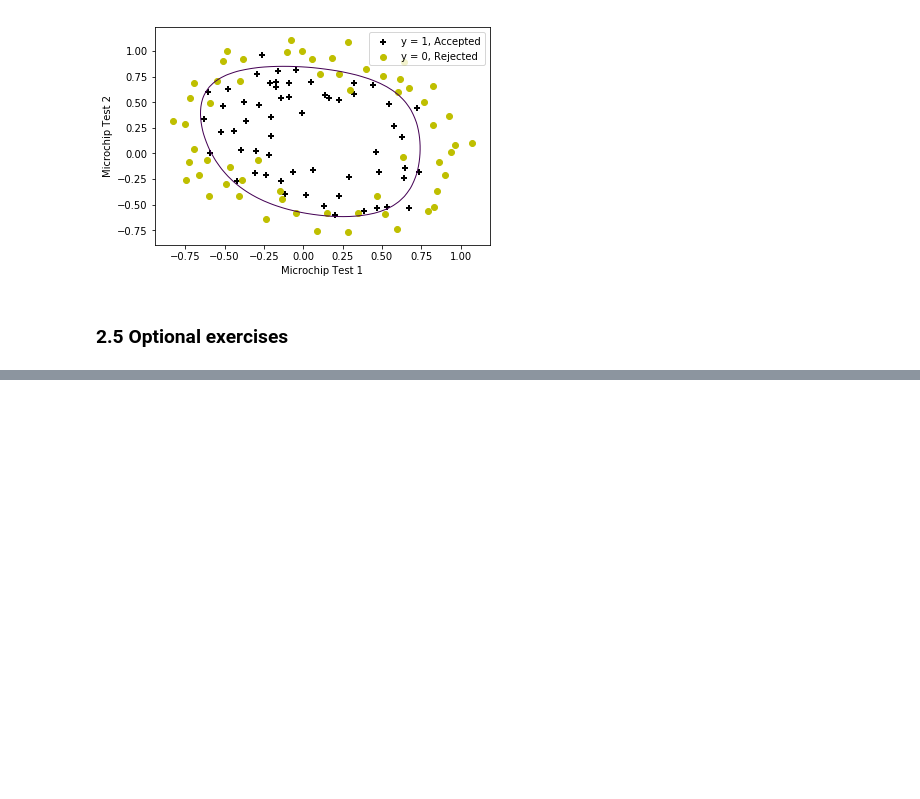
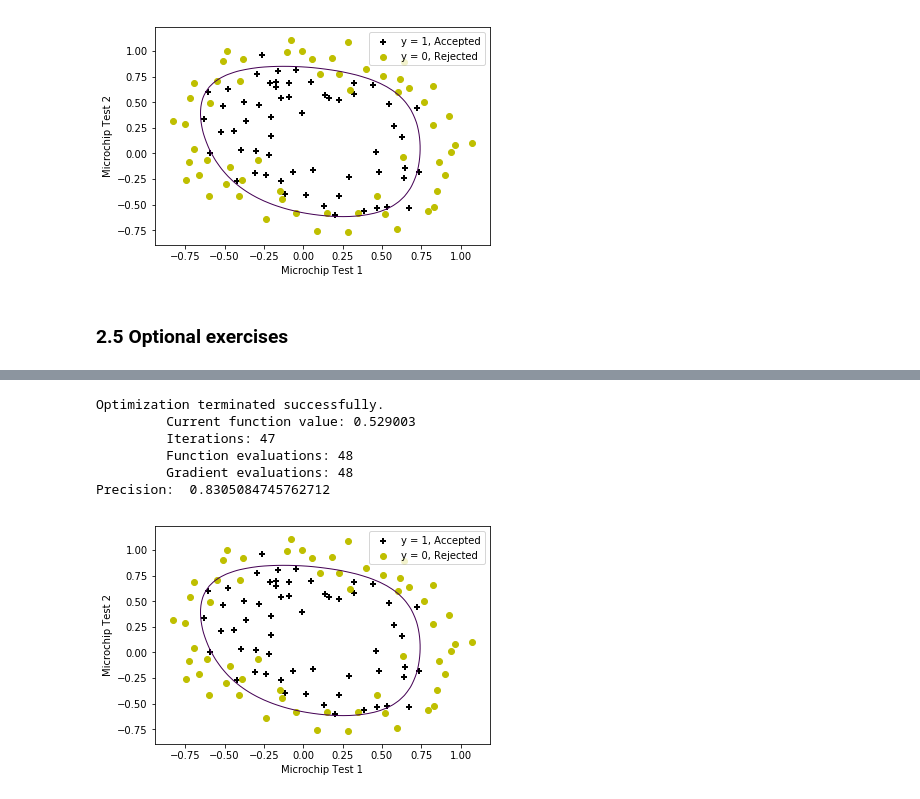
Before and after one commit to CNRio/Machine-Learning-Andrew-Ng, a Jupyter notebook: HW2 - Logistic Regression/ex2.ipynb, the cells around one changed output, grey strips where cells are left out. Cells and saved outputs as stored; diff of their text form; code cells hidden in the pictures; blank space fills up the shorter version.

```diff
--- a/HW2 - Logistic Regression/ex2.ipynb
+++ b/HW2 - Logistic Regression/ex2.ipynb
@@ -247,0 +240,10 @@ Precision:  0.6101694915254238
+# %%
+optimize_lamb(theta, m_X, y, data2, lamb=1)
+# %% [output]
+Optimization terminated successfully.
+         Current function value: 0.529003
+         Iterations: 47
+         Function evaluations: 48
+         Gradient evaluations: 48
+Precision:  0.8305084745762712
+[figure, added]
```
Also changed, not shown: parts of 9 cells of this notebook.
